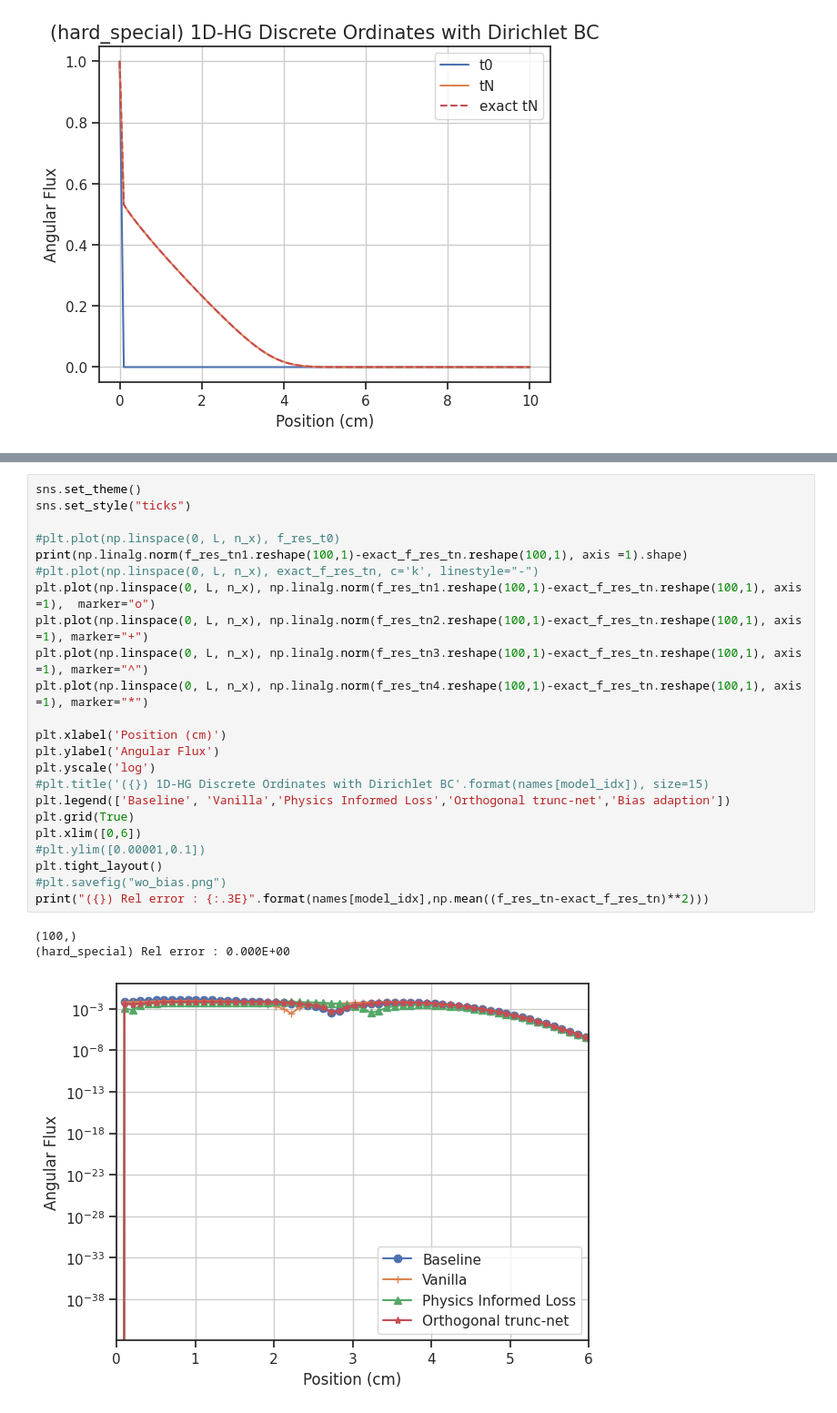
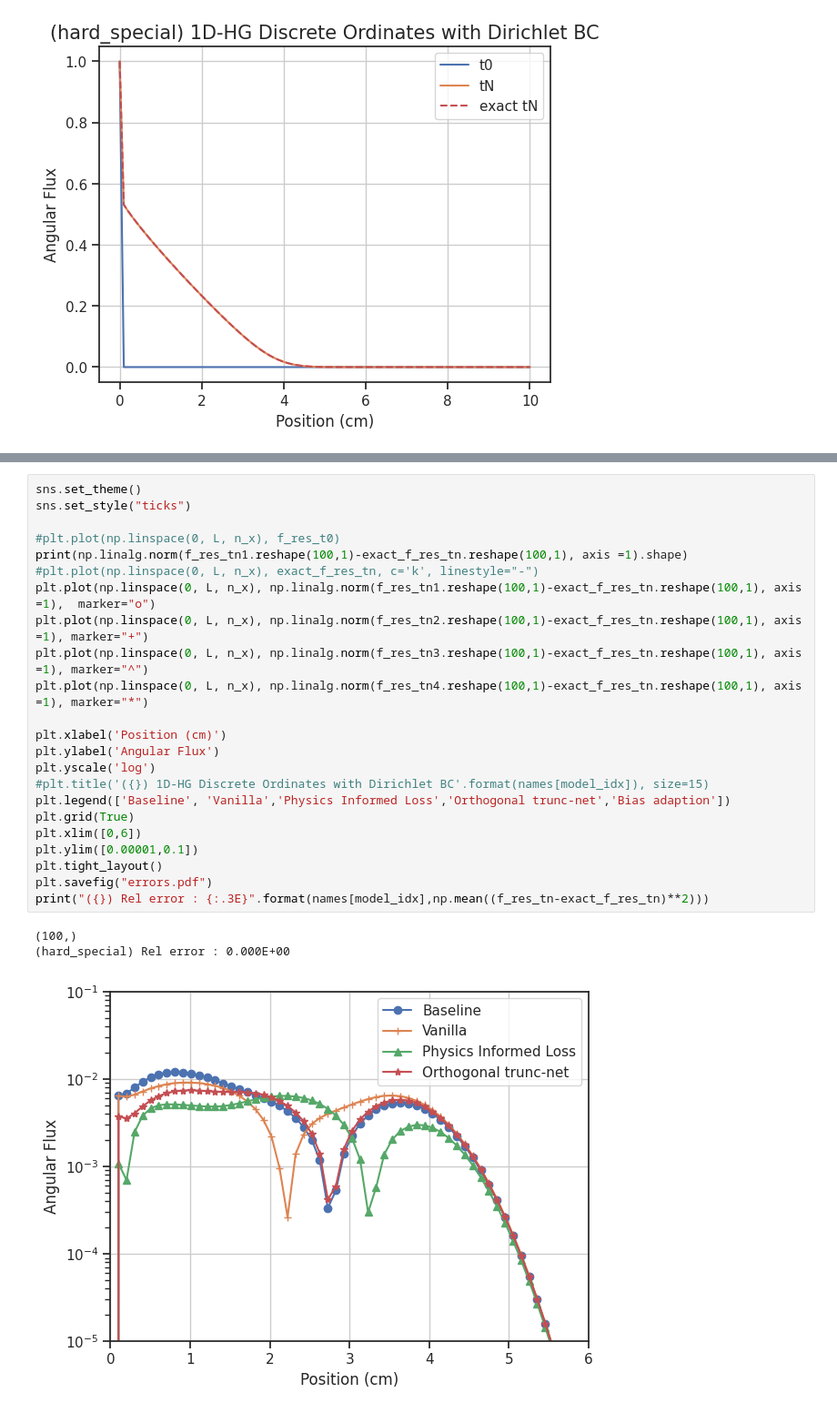
Before and after one commit to ScSteffen/CollisionOperatorLearning, a Jupyter notebook: simulation_study_HG.ipynb, the cells around one changed output, grey strips where cells are left out. Shown at 91% size. Saved outputs shown, nothing was run; the diff lists cells and outputs as text.

```diff
--- a/simulation_study_HG.ipynb
+++ b/simulation_study_HG.ipynb
@@ -336,27 +336,27 @@ print("({}) Rel error : {:.3E}".format(names[model_idx],np.mean((f_res_tn-exact_
 # %%
 sns.set_theme()
 sns.set_style("ticks")
 
 #plt.plot(np.linspace(0, L, n_x), f_res_t0)
 print(np.linalg.norm(f_res_tn1.reshape(100,1)-exact_f_res_tn.reshape(100,1), axis =1).shape)
 #plt.plot(np.linspace(0, L, n_x), exact_f_res_tn, c='k', linestyle="-")
 plt.plot(np.linspace(0, L, n_x), np.linalg.norm(f_res_tn1.reshape(100,1)-exact_f_res_tn.reshape(100,1), axis =1),  marker="o")
 plt.plot(np.linspace(0, L, n_x), np.linalg.norm(f_res_tn2.reshape(100,1)-exact_f_res_tn.reshape(100,1), axis =1), marker="+")
 plt.plot(np.linspace(0, L, n_x), np.linalg.norm(f_res_tn3.reshape(100,1)-exact_f_res_tn.reshape(100,1), axis =1), marker="^")
 plt.plot(np.linspace(0, L, n_x), np.linalg.norm(f_res_tn4.reshape(100,1)-exact_f_res_tn.reshape(100,1), axis =1), marker="*")
 
 plt.xlabel('Position (cm)')
 plt.ylabel('Angular Flux')
 plt.yscale('log')
 #plt.title('({}) 1D-HG Discrete Ordinates with Dirichlet BC'.format(names[model_idx]), size=15)
 plt.legend(['Baseline', 'Vanilla','Physics Informed Loss','Orthogonal trunc-net','Bias adaption'])
 plt.grid(True)
 plt.xlim([0,6])
-#plt.ylim([0.00001,0.1])
+plt.ylim([0.00001,0.1])
 plt.tight_layout()
-#plt.savefig("wo_bias.png")
+plt.savefig("errors.pdf")
 print("({}) Rel error : {:.3E}".format(names[model_idx],np.mean((f_res_tn-exact_f_res_tn)**2)))
 # %% [output]
 (100,)
 (hard_special) Rel error : 0.000E+00
-[figure, old version]
+[figure, new version]
```
Also changed, not shown: parts of 1 cell of this notebook.
